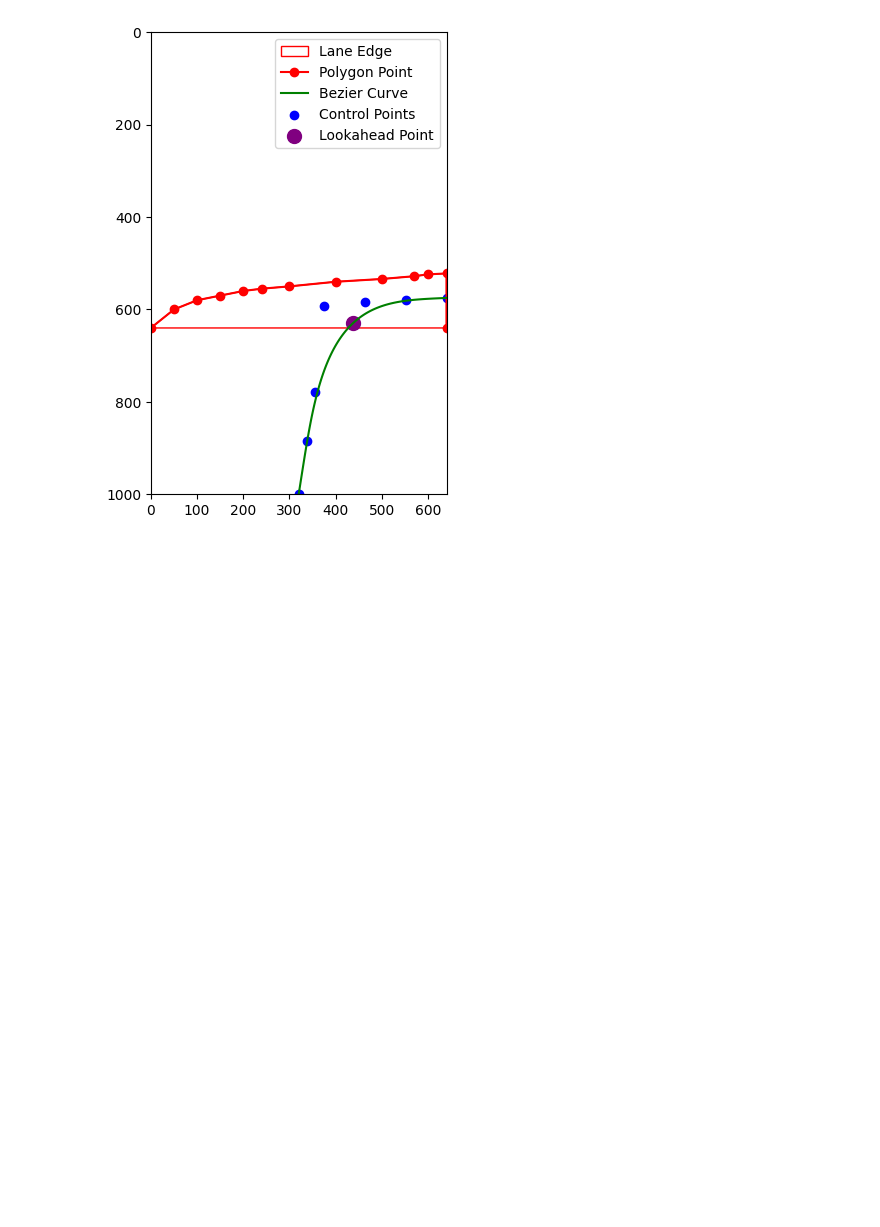
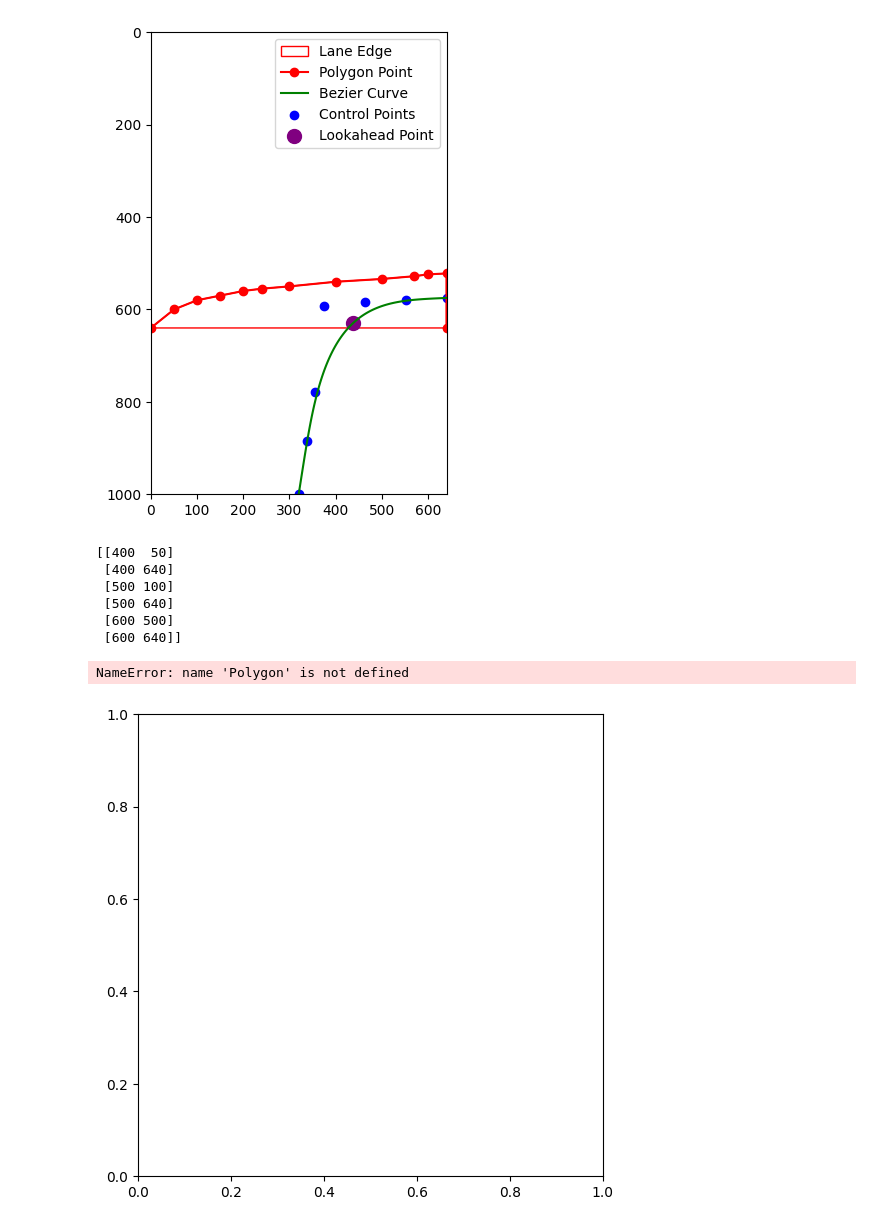
Before and after one commit to yunminseop/ROS2, a Jupyter notebook: test.ipynb, the cells around one changed output. Drawn from its saved outputs; the diff is of its cells as text; code cells hidden in the pictures; blank space fills up the shorter version.

```diff
--- a/test.ipynb
+++ b/test.ipynb
@@ -309,0 +335,38 @@ steering angle: 13.28976852239573
+# %%
+# 예제 polygon (x, y 좌표들)
+polygon = np.array([
+    [500, 100], [500, 200], [500, 300], [500, 700], [500, 800],
+    [400, 50], [400, 600], [400, 700],
+    [600, 500], [600, 650]
+])
+
+new_polygon = filter_polygon_by_x(polygon, fixed_y=640)
+print(new_polygon)
+# %% [output]
+[[400  50]
+ [400 640]
+ [500 100]
+ [500 640]
+ [600 500]
+ [600 640]]
+# %%
+import matplotlib.pyplot as plt
+
+fig, ax = plt.subplots(figsize=(6, 6))
+polygon = Polygon(polygon, closed=True, edgecolor='r', facecolor='none', linewidth=1, label="Lane Edge")
+new_polygon = Polygon(new_polygon, closed=True, edgecolor='r', facecolor='none', linewidth=1, label="Lane Edge")
+
+
+polygon = Polygon(lane_polygon, closed=True, edgecolor='r', facecolor='none', linewidth=1, label="Lane Edge")
+ax.add_patch(polygon)
+ax.add_patch(new_polygon)
+# ax.plot(trans_polygon[:, 0], trans_polygon[:, 1], 'bo-', label="transfer Edge")
+ax.invert_yaxis()
+ax.set_xlim(0, 640)
+ax.set_ylim(1000, 0)
+ax.set_aspect('equal')
+ax.legend()
+plt.show()
+# %% [output]
+NameError: name 'Polygon' is not defined
+[figure, added]
```
Also changed, not shown: parts of 1 cell of this notebook, 3 other files.
